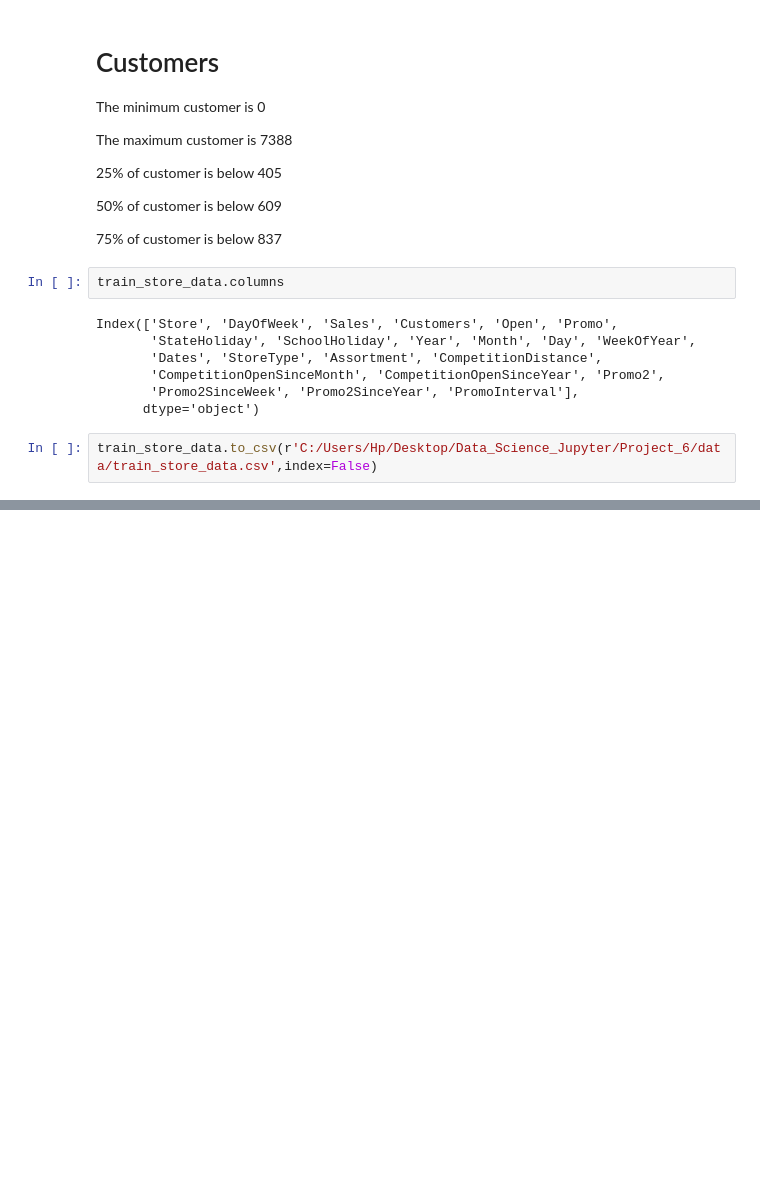
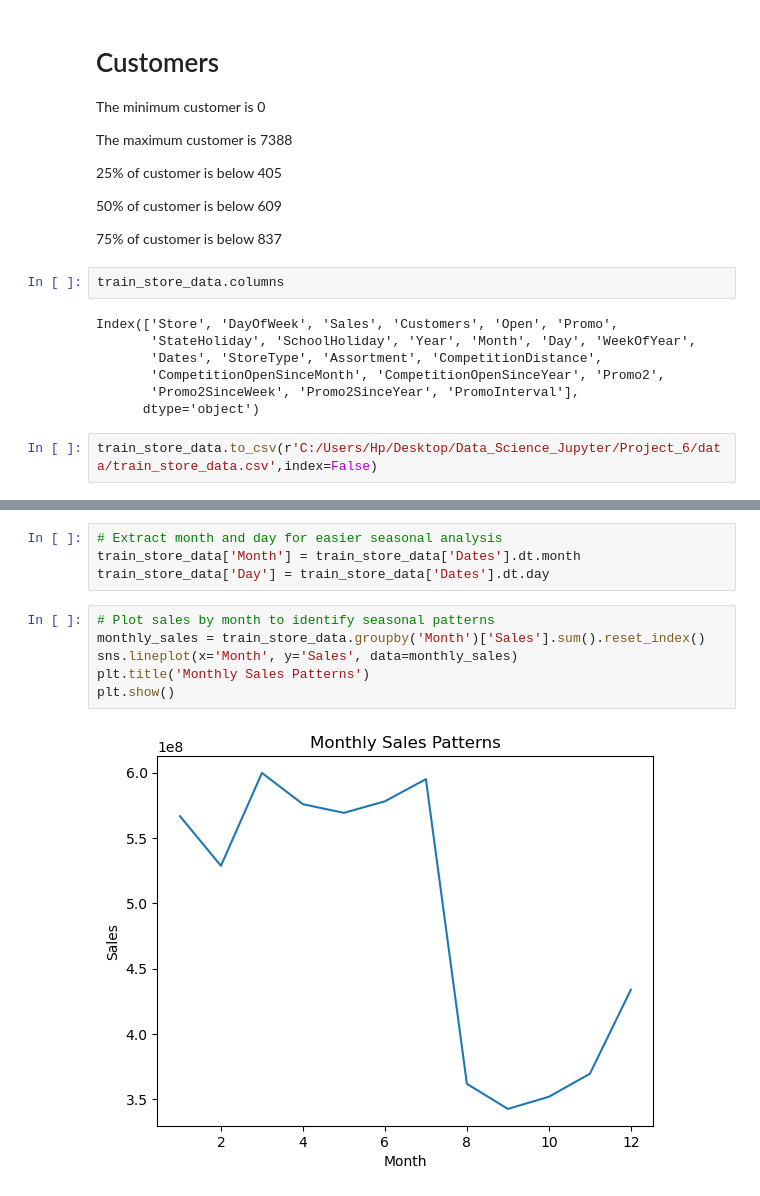
Before and after one commit to MohdJubairKhan/Project_6, a Jupyter notebook: Notebook/Task 1 - Exploration of customer purchasing behaviour.ipynb, the cells around one changed output, grey strips where cells are left out. Cells and saved outputs as stored; diff of their text form; blank space fills up the shorter version.

```diff
--- a/Notebook/Task 1 - Exploration of customer purchasing behaviour.ipynb
+++ b/Notebook/Task 1 - Exploration of customer purchasing behaviour.ipynb
@@ -316,0 +353,12 @@ plt.show()
+# %%
+# Extract month and day for easier seasonal analysis
+train_store_data['Month'] = train_store_data['Dates'].dt.month
+train_store_data['Day'] = train_store_data['Dates'].dt.day
+# %%
+# Plot sales by month to identify seasonal patterns
+monthly_sales = train_store_data.groupby('Month')['Sales'].sum().reset_index()
+sns.lineplot(x='Month', y='Sales', data=monthly_sales)
+plt.title('Monthly Sales Patterns')
+plt.show()
+# %% [output]
+[figure, added]
```
Also changed, not shown: parts of 40 cells of this notebook.
